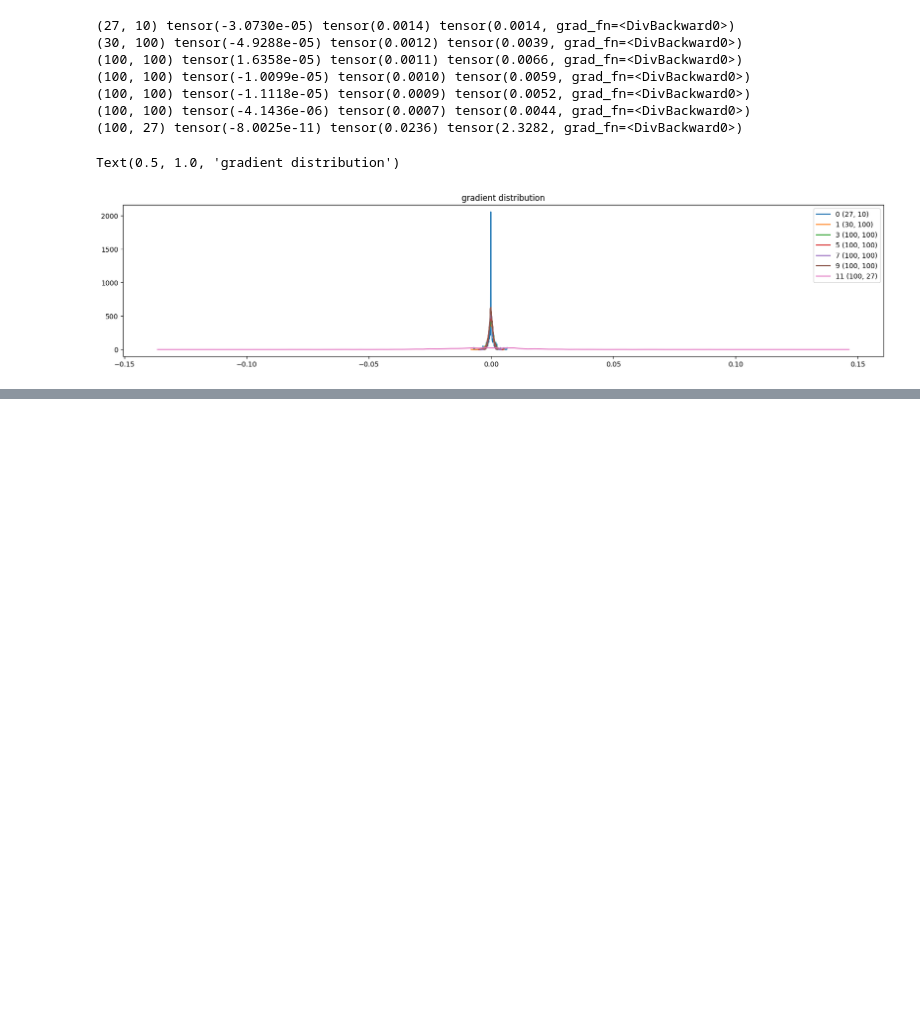
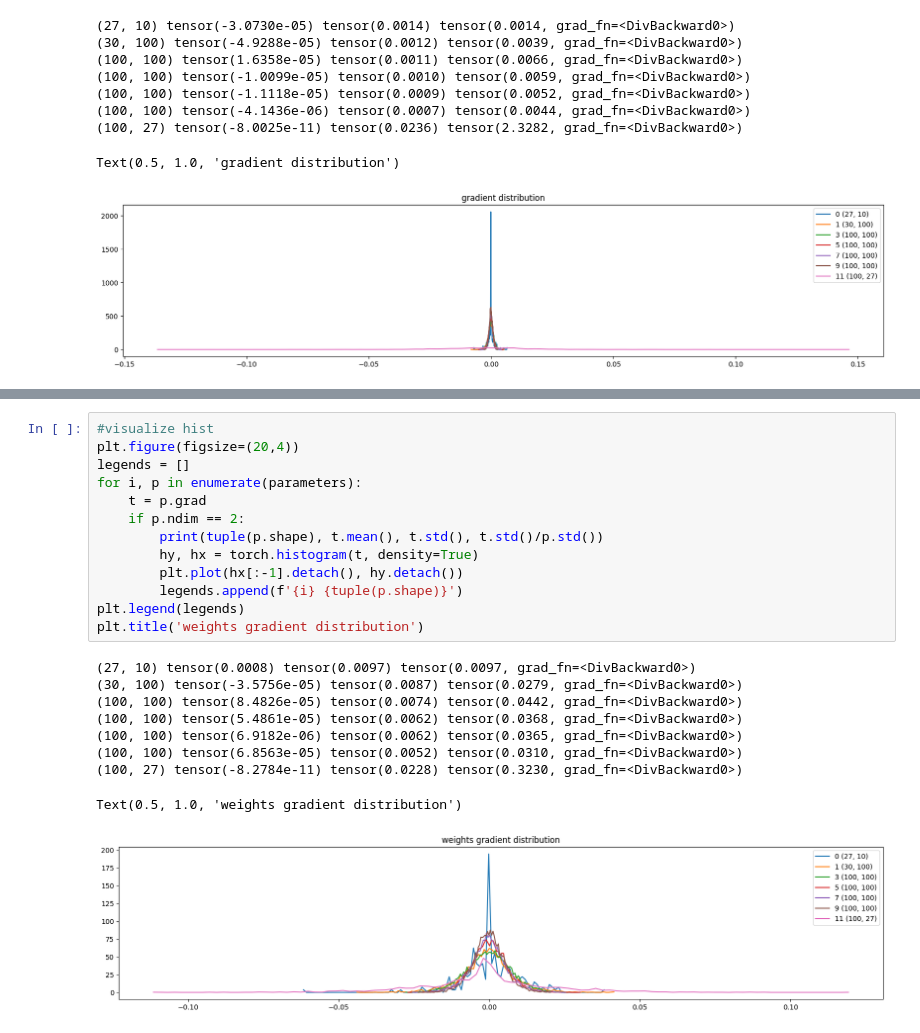
Before and after one commit to VomV/NLP, a Jupyter notebook: LangModels/mlp_pytorchify.ipynb, the cells around one changed output, grey strips where cells are left out. Cells and saved outputs as stored; diff of their text form; blank space fills up the shorter version.

```diff
--- a/LangModels/mlp_pytorchify.ipynb
+++ b/LangModels/mlp_pytorchify.ipynb
@@ -264,0 +355,23 @@ Text(0.5, 1.0, 'gradient distribution')
+# %%
+#visualize hist
+plt.figure(figsize=(20,4))
+legends = []
+for i, p in enumerate(parameters):
+    t = p.grad
+    if p.ndim == 2:
+        print(tuple(p.shape), t.mean(), t.std(), t.std()/p.std())
+        hy, hx = torch.histogram(t, density=True)
+        plt.plot(hx[:-1].detach(), hy.detach())
+        legends.append(f'{i} {tuple(p.shape)}')
+plt.legend(legends)
+plt.title('weights gradient distribution')
+# %% [output]
+(27, 10) tensor(0.0008) tensor(0.0097) tensor(0.0097, grad_fn=<DivBackward0>)
+(30, 100) tensor(-3.5756e-05) tensor(0.0087) tensor(0.0279, grad_fn=<DivBackward0>)
+(100, 100) tensor(8.4826e-05) tensor(0.0074) tensor(0.0442, grad_fn=<DivBackward0>)
+(100, 100) tensor(5.4861e-05) tensor(0.0062) tensor(0.0368, grad_fn=<DivBackward0>)
+(100, 100) tensor(6.9182e-06) tensor(0.0062) tensor(0.0365, grad_fn=<DivBackward0>)
+(100, 100) tensor(6.8563e-05) tensor(0.0052) tensor(0.0310, grad_fn=<DivBackward0>)
+(100, 27) tensor(-8.2784e-11) tensor(0.0228) tensor(0.3230, grad_fn=<DivBackward0>)
+Text(0.5, 1.0, 'weights gradient distribution')
+[figure, added]
```
Also changed, not shown: parts of 5 cells of this notebook.
